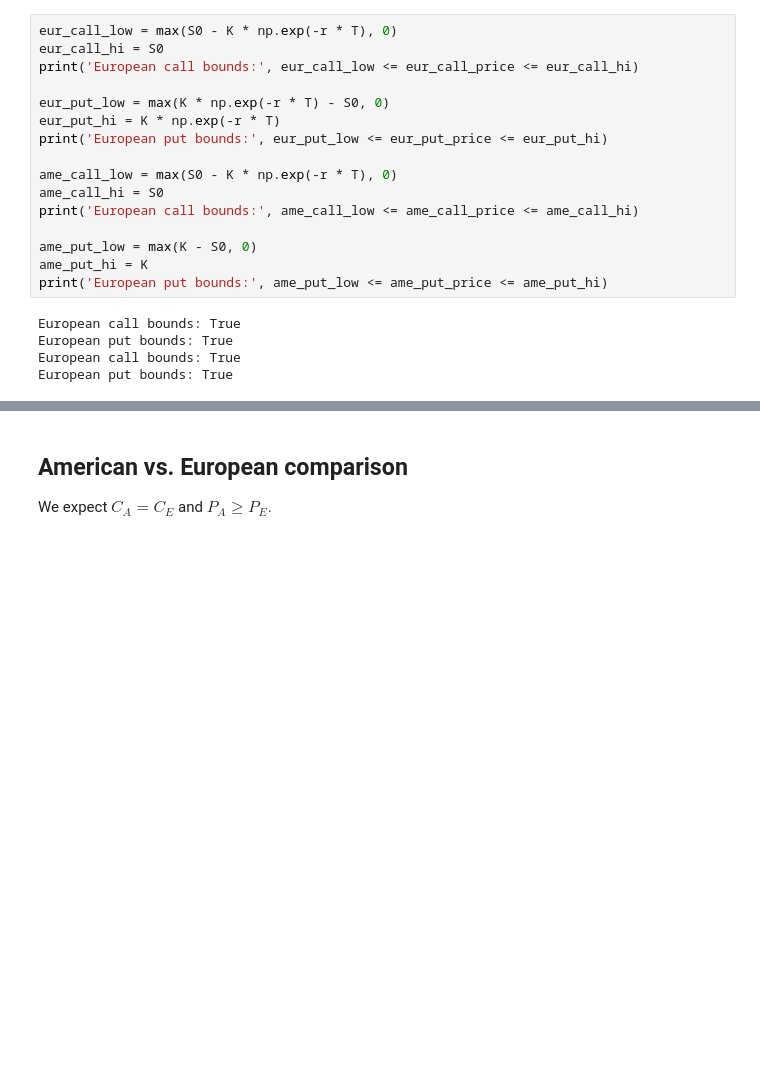
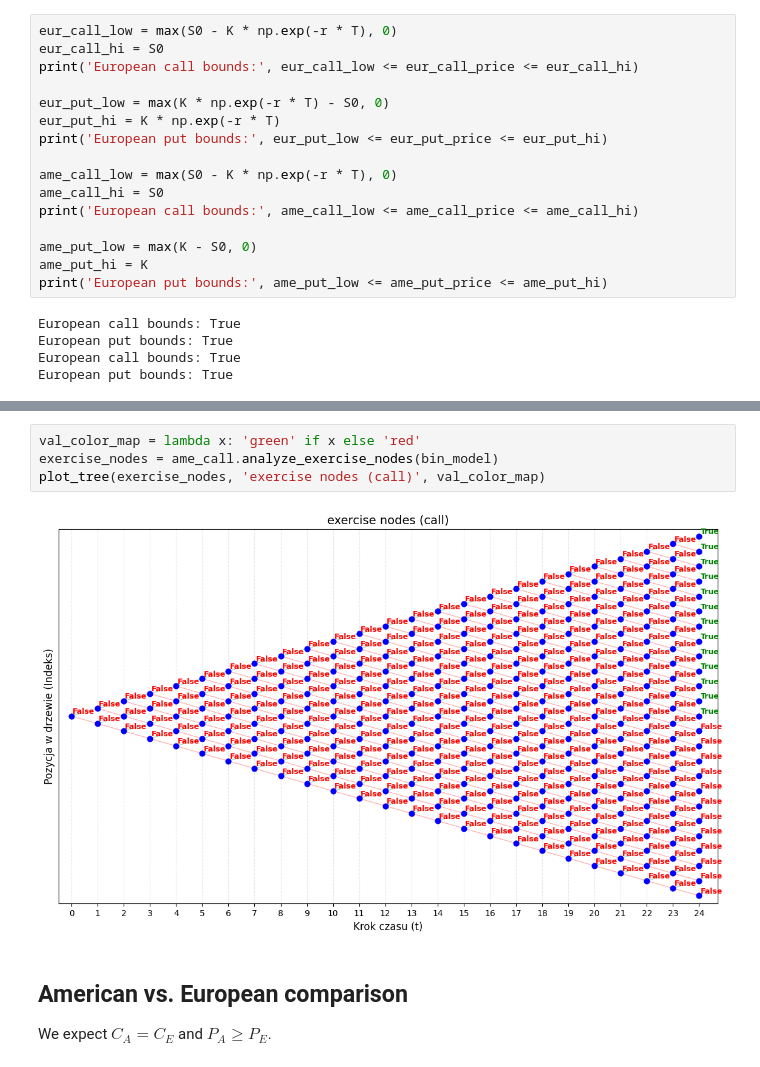
Before and after one commit to AleksyBalazinski/option-pricing, a Jupyter notebook: analysis.ipynb, the cells around one changed output, grey strips where cells are left out. Saved outputs shown, nothing was run; the diff lists cells and outputs as text; blank space fills up the shorter version.

```diff
--- a/analysis.ipynb
+++ b/analysis.ipynb
@@ -88,3 +98,9 @@ European put bounds: True
+# %%
+val_color_map = lambda x: 'green' if x else 'red'
+exercise_nodes = ame_call.analyze_exercise_nodes(bin_model)
+plot_tree(exercise_nodes, 'exercise nodes (call)', val_color_map)
+# %% [output]
+[figure, added]
 # %% [markdown]
 ## American vs. European comparison
 We expect $C_A = C_E$ and $P_A \geq P_E$.
```
Also changed, not shown: parts of 2 cells of this notebook, 3 other files.
